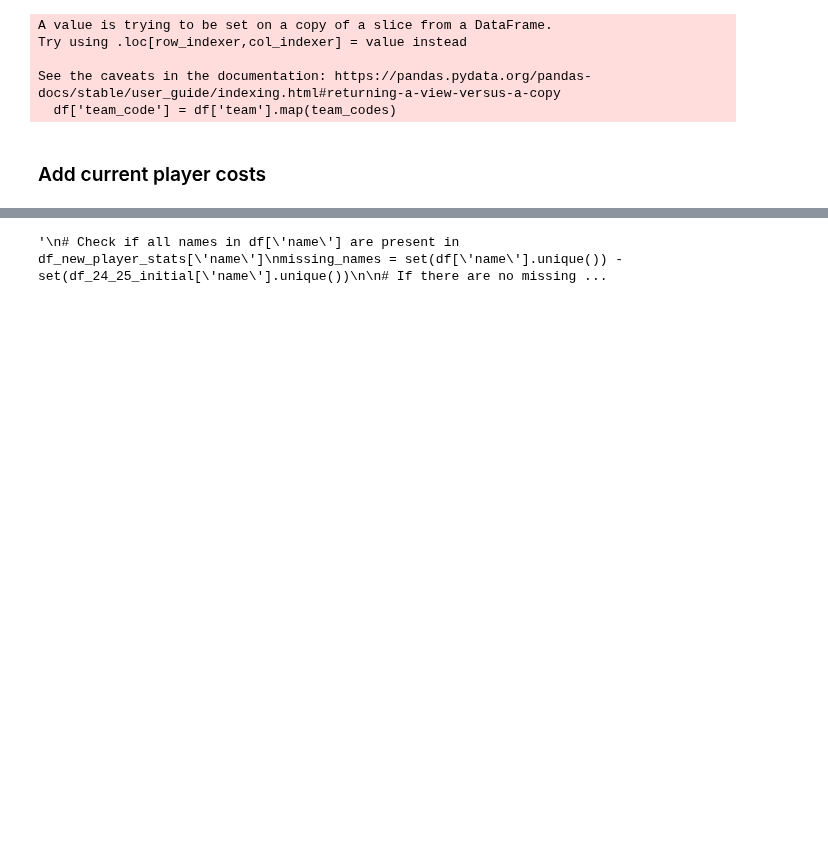
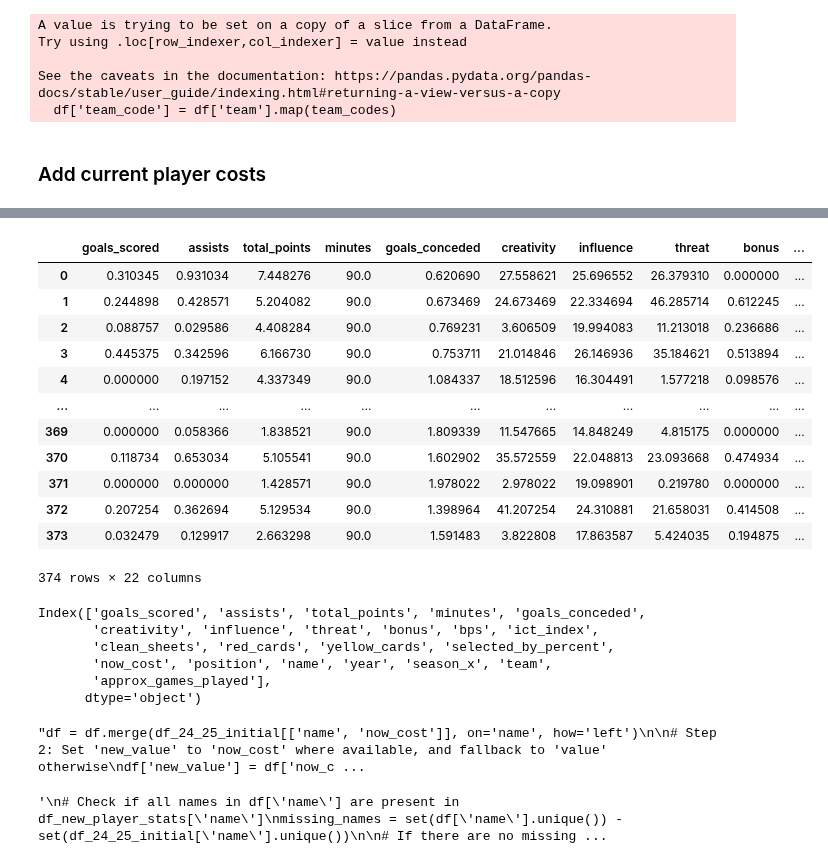
Before and after one commit to ossianhempel/fpl, a Jupyter notebook: inital_prediction.ipynb, the cells around one changed output, grey strips where cells are left out. Drawn from its saved outputs; the diff is of its cells as text; code cells hidden in the pictures; blank space fills up the shorter version.

```diff
--- a/inital_prediction.ipynb
+++ b/inital_prediction.ipynb
@@ -364,3 +359,48 @@ See the caveats in the documentation: https://pandas.pydata.org/pandas-docs/stab
+# %%
+df_24_25_initial
+# %% [output]
+|  | goals_scored | assists | total_points | minutes | goals_conceded | creativity | influence | threat | bonus | ... |
+| 0 | 0.310345 | 0.931034 | 7.448276 | 90.0 | 0.620690 | 27.558621 | 25.696552 | 26.379310 | 0.000000 | ... |
+| 1 | 0.244898 | 0.428571 | 5.204082 | 90.0 | 0.673469 | 24.673469 | 22.334694 | 46.285714 | 0.612245 | ... |
+| 2 | 0.088757 | 0.029586 | 4.408284 | 90.0 | 0.769231 | 3.606509 | 19.994083 | 11.213018 | 0.236686 | ... |
+| 3 | 0.445375 | 0.342596 | 6.166730 | 90.0 | 0.753711 | 21.014846 | 26.146936 | 35.184621 | 0.513894 | ... |
+| 4 | 0.000000 | 0.197152 | 4.337349 | 90.0 | 1.084337 | 18.512596 | 16.304491 | 1.577218 | 0.098576 | ... |
+| ... | ... | ... | ... | ... | ... | ... | ... | ... | ... | ... |
+| 369 | 0.000000 | 0.058366 | 1.838521 | 90.0 | 1.809339 | 11.547665 | 14.848249 | 4.815175 | 0.000000 | ... |
+| 370 | 0.118734 | 0.653034 | 5.105541 | 90.0 | 1.602902 | 35.572559 | 22.048813 | 23.093668 | 0.474934 | ... |
+| 371 | 0.000000 | 0.000000 | 1.428571 | 90.0 | 1.978022 | 2.978022 | 19.098901 | 0.219780 | 0.000000 | ... |
+| 372 | 0.207254 | 0.362694 | 5.129534 | 90.0 | 1.398964 | 41.207254 | 24.310881 | 21.658031 | 0.414508 | ... |
+| 373 | 0.032479 | 0.129917 | 2.663298 | 90.0 | 1.591483 | 3.822808 | 17.863587 | 5.424035 | 0.194875 | ... |
+374 rows × 22 columns
+# %%
+print(df_24_25_initial.columns)
+# %% [output]
+Index(['goals_scored', 'assists', 'total_points', 'minutes', 'goals_conceded',
+       'creativity', 'influence', 'threat', 'bonus', 'bps', 'ict_index',
+       'clean_sheets', 'red_cards', 'yellow_cards', 'selected_by_percent',
+       'now_cost', 'position', 'name', 'year', 'season_x', 'team',
+       'approx_games_played'],
+      dtype='object')
+# %%
+"""df = df.merge(df_24_25_initial[['name', 'now_cost']], on='name', how='left')
+
+# Step 2: Set 'new_value' to 'now_cost' where available, and fallback to 'value' otherwise
+df['new_value'] = df['now_cost'].combine_first(df['value'])
+
+# Step 3: Drop players who do not have a 'now_cost' (i.e., they are not in the new season)
+df = df.dropna(subset=['now_cost'])
+
+# Step 4: Ensure that all rows for each player have the latest 'new_value'
+df['new_value'] = df.groupby('name')['new_value'].transform('max')
+
+# Step 5: Drop the 'now_cost' column as it's no longer needed
+df = df.drop(columns=['now_cost'])
+
+# Display the updated DataFrame
+df.tail()
+"""
+# %% [output]
+"df = df.merge(df_24_25_initial[['name', 'now_cost']], on='name', how='left')\n\n# Step 2: Set 'new_value' to 'now_cost' where available, and fallback to 'value' otherwise\ndf['new_value'] = df['now_c ...
 # %%
 """
 # Check if all names in df['name'] are present in df_new_player_stats['name']
```
Also changed, not shown: parts of 23 cells of this notebook.
